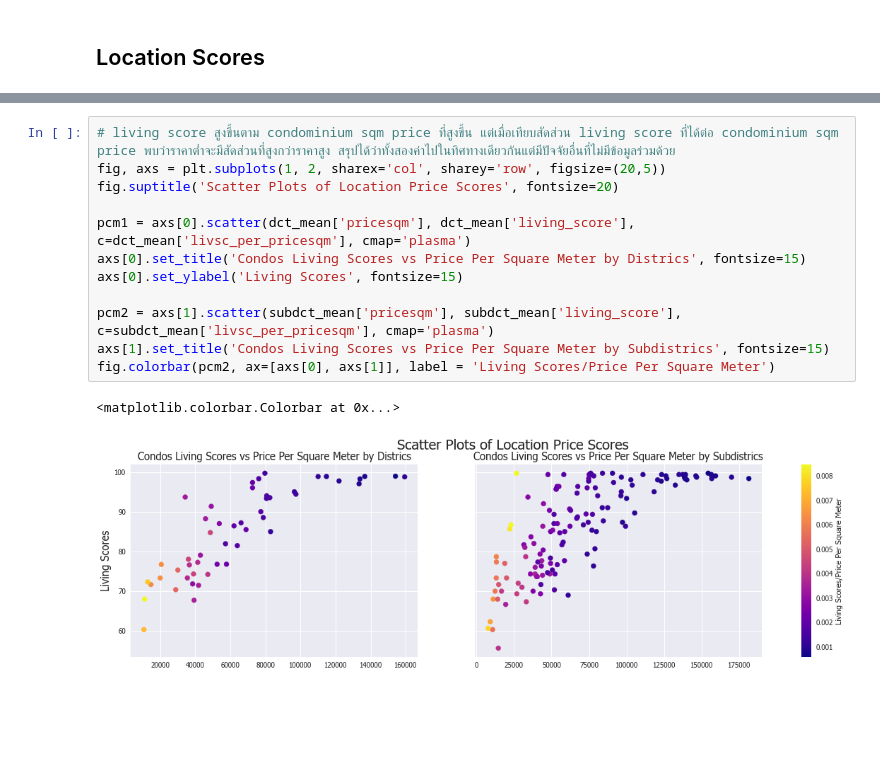
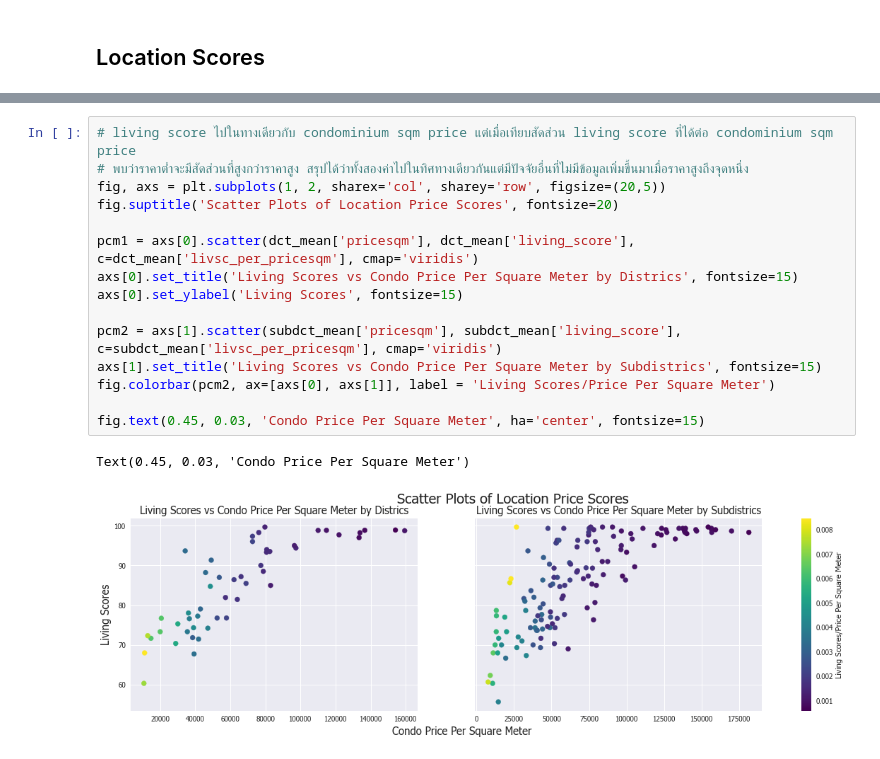
Before and after one commit to terjirapat/DADS5001-Project, a Jupyter notebook: project.ipynb, the cells around one changed output, grey strips where cells are left out. Cells and saved outputs as stored; diff of their text form; blank space fills up the shorter version.

```diff
--- a/project.ipynb
+++ b/project.ipynb
@@ -464,18 +487,21 @@ dct_mean[['living_score']].sort_values(by='living_score', ascending=False).plot.
 # %%
-# living score สูงขึ้นตาม condominium sqm price ที่สูงขึ้น แต่เมื่อเทียบสัดส่วน living score ที่ได้ต่อ condominium sqm price พบว่าราคาต่ำจะมีสัดส่วนที่สูงกว่าราคาสูง สรุปได้ว่าทั้งสองค่าไปในทิศทางเดียวกันแต่มีปัจจัยอื่นที่ไม่มีข้อมูลร่วมด้วย
+# living score ไปในทางเดียวกับ condominium sqm price แต่เมื่อเทียบสัดส่วน living score ที่ได้ต่อ condominium sqm price
+# พบว่าราคาต่ำจะมีสัดส่วนที่สูงกว่าราคาสูง สรุปได้ว่าทั้งสองค่าไปในทิศทางเดียวกันแต่มีปัจจัยอื่นที่ไม่มีข้อมูลเพิ่มขึ้นมาเมื่อราคาสูงถึงจุดหนึ่ง
 fig, axs = plt.subplots(1, 2, sharex='col', sharey='row', figsize=(20,5))
 fig.suptitle('Scatter Plots of Location Price Scores', fontsize=20)
 
-pcm1 = axs[0].scatter(dct_mean['pricesqm'], dct_mean['living_score'], c=dct_mean['livsc_per_pricesqm'], cmap='plasma')
-axs[0].set_title('Condos Living Scores vs Price Per Square Meter by Districs', fontsize=15)
+pcm1 = axs[0].scatter(dct_mean['pricesqm'], dct_mean['living_score'], c=dct_mean['livsc_per_pricesqm'], cmap='viridis')
+axs[0].set_title('Living Scores vs Condo Price Per Square Meter by Districs', fontsize=15)
 axs[0].set_ylabel('Living Scores', fontsize=15)
 
-pcm2 = axs[1].scatter(subdct_mean['pricesqm'], subdct_mean['living_score'], c=subdct_mean['livsc_per_pricesqm'], cmap='plasma')
-axs[1].set_title('Condos Living Scores vs Price Per Square Meter by Subdistrics', fontsize=15)
+pcm2 = axs[1].scatter(subdct_mean['pricesqm'], subdct_mean['living_score'], c=subdct_mean['livsc_per_pricesqm'], cmap='viridis')
+axs[1].set_title('Living Scores vs Condo Price Per Square Meter by Subdistrics', fontsize=15)
 fig.colorbar(pcm2, ax=[axs[0], axs[1]], label = 'Living Scores/Price Per Square Meter')
+
+fig.text(0.45, 0.03, 'Condo Price Per Square Meter', ha='center', fontsize=15)
 # %% [output]
-<matplotlib.colorbar.Colorbar at 0x...>
+Text(0.45, 0.03, 'Condo Price Per Square Meter')
-[figure, old version]
+[figure, new version]
 # %%
 fig, axs = plt.subplots(3, 2, sharex='col', sharey='row', figsize=(20,10))
 fig.suptitle('Scatter Plots of Location Scores', fontsize=20)
```
Also changed, not shown: parts of 18 cells of this notebook, 1 other file.
